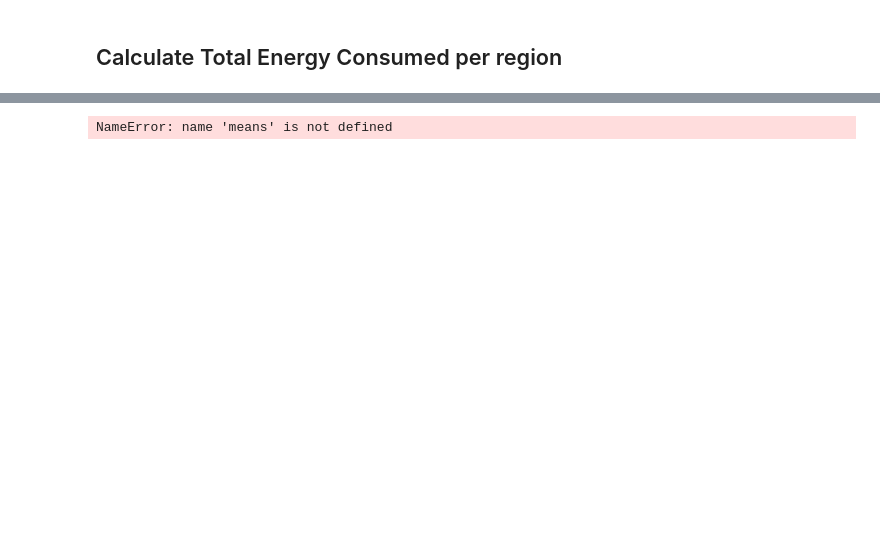
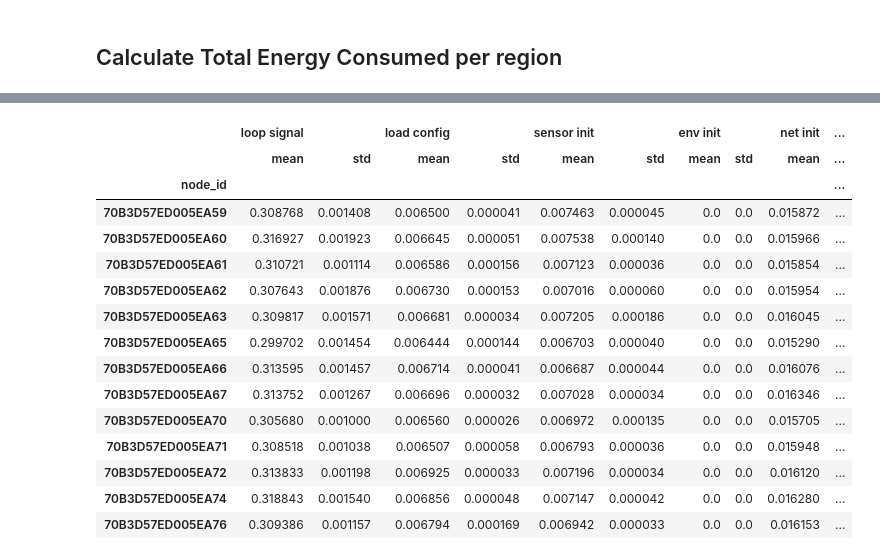
Before and after one commit to FlapKap/Terra-experiments, a Jupyter notebook: experiment/visualize.ipynb, the cells around one changed output, grey strips where cells are left out. Drawn from its saved outputs; the diff is of its cells as text; code cells hidden in the pictures; blank space fills up the shorter version.

```diff
--- a/experiment/visualize.ipynb
+++ b/experiment/visualize.ipynb
@@ -757,27 +785,33 @@ without_0th_loop.groupby("node_id").describe()
 grouped = without_0th_loop[["node_id","loop signal", "load config", "sensor init", "env init", "net init", "sensor collect", "query execution", "send", "save config", "sleep"]] \
     .groupby("node_id")
 grouped_agg = grouped.agg(["mean", "std"])
-for (name, group) in grouped_agg:
-    print(f"{name}: {group}")
+grouped_agg.apply
+# print(grouped_agg.T.apply(lambda x: print(x.index)))
+# # for (name, group) in grouped_agg:
+# #     print(f"{name}: {group}")
 
-means.T.plot(kind="bar",
-          title="Energy Consumed per Activity per device without connection establishment loop",
-          ylabel="Energy (J)",
-          xlabel="Activity",
-         # yerr=errors.T,
-          capsize=2,
-          logy=True,
-          rot=45,
-          log=True)
+# grouped.mean().T.plot(kind="bar",
+#           title="Energy Consumed per Activity per device without connection establishment loop",
+#           ylabel="Energy (J)",
+#           xlabel="Activity",
+#          yerr=grouped.std().T,
+#           capsize=2,
+#           logy=True,
+#           rot=45,
+#           log=True)
 # plt.figure()
-# for name, group in grouped:
-#     print(name)
-#     gg = group.describe()
-#     plt.bar(gg.columns, gg.loc["mean"], yerr=gg.loc["std"], capsize=4, log=True)
-# plt.xticks(rotation=20, ha="right")
+# # for name, group in grouped:
+# #     print(name)
+# #     gg = group.describe()
+# #     plt.bar(gg.columns, gg.loc["mean"], yerr=gg.loc["std"], capsize=4, log=True)
+# # plt.xticks(rotation=20, ha="right")
 
-# plt.xlabel("Activity")
-# plt.ylabel("Energy (J)")
-# plt.title("Energy Consumed per Activity across all devices without connection establishment loop")
-# plt.show()
+# # plt.xlabel("Activity")
+# # plt.ylabel("Energy (J)")
+# # plt.title("Energy Consumed per Activity across all devices without connection establishment loop")
+# # plt.show()
+
+#TODO: vis distribution over query execution means
+# IFT: 2 modaliteter: selectivity på filtre. lav exp med forskl. selectivity og regression til cost model
+# størrelse af query: save cost afhænger af query størrelse
 # %% [output]
@@ -804 +818,16 @@ sleep: std
-NameError: name 'means' is not defined
+|  | loop signal |  | load config |  | sensor init |  | env init |  | net init | ... |
+|  | mean | std | mean | std | mean | std | mean | std | mean | ... |
+| node_id |  |  |  |  |  |  |  |  |  | ... |
+| 70B3D57ED005EA59 | 0.308768 | 0.001408 | 0.006500 | 0.000041 | 0.007463 | 0.000045 | 0.0 | 0.0 | 0.015872 | ... |
+| 70B3D57ED005EA60 | 0.316927 | 0.001923 | 0.006645 | 0.000051 | 0.007538 | 0.000140 | 0.0 | 0.0 | 0.015966 | ... |
+| 70B3D57ED005EA61 | 0.310721 | 0.001114 | 0.006586 | 0.000156 | 0.007123 | 0.000036 | 0.0 | 0.0 | 0.015854 | ... |
+| 70B3D57ED005EA62 | 0.307643 | 0.001876 | 0.006730 | 0.000153 | 0.007016 | 0.000060 | 0.0 | 0.0 | 0.015954 | ... |
+| 70B3D57ED005EA63 | 0.309817 | 0.001571 | 0.006681 | 0.000034 | 0.007205 | 0.000186 | 0.0 | 0.0 | 0.016045 | ... |
+| 70B3D57ED005EA65 | 0.299702 | 0.001454 | 0.006444 | 0.000144 | 0.006703 | 0.000040 | 0.0 | 0.0 | 0.015290 | ... |
+| 70B3D57ED005EA66 | 0.313595 | 0.001457 | 0.006714 | 0.000041 | 0.006687 | 0.000044 | 0.0 | 0.0 | 0.016076 | ... |
+| 70B3D57ED005EA67 | 0.313752 | 0.001267 | 0.006696 | 0.000032 | 0.007028 | 0.000034 | 0.0 | 0.0 | 0.016346 | ... |
+| 70B3D57ED005EA70 | 0.305680 | 0.001000 | 0.006560 | 0.000026 | 0.006972 | 0.000135 | 0.0 | 0.0 | 0.015705 | ... |
+| 70B3D57ED005EA71 | 0.308518 | 0.001038 | 0.006507 | 0.000058 | 0.006793 | 0.000036 | 0.0 | 0.0 | 0.015948 | ... |
+| 70B3D57ED005EA72 | 0.313833 | 0.001198 | 0.006925 | 0.000033 | 0.007196 | 0.000034 | 0.0 | 0.0 | 0.016120 | ... |
+| 70B3D57ED005EA74 | 0.318843 | 0.001540 | 0.006856 | 0.000048 | 0.007147 | 0.000042 | 0.0 | 0.0 | 0.016280 | ... |
+| 70B3D57ED005EA76 | 0.309386 | 0.001157 | 0.006794 | 0.000169 | 0.006942 | 0.000033 | 0.0 | 0.0 | 0.016153 | ... |
```
Also changed, not shown: parts of 37 cells of this notebook.
